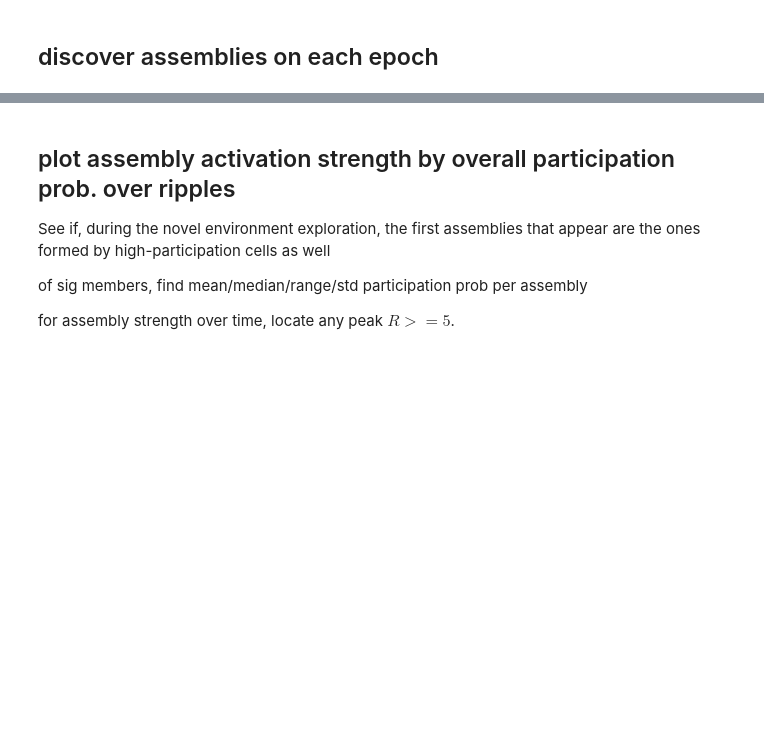
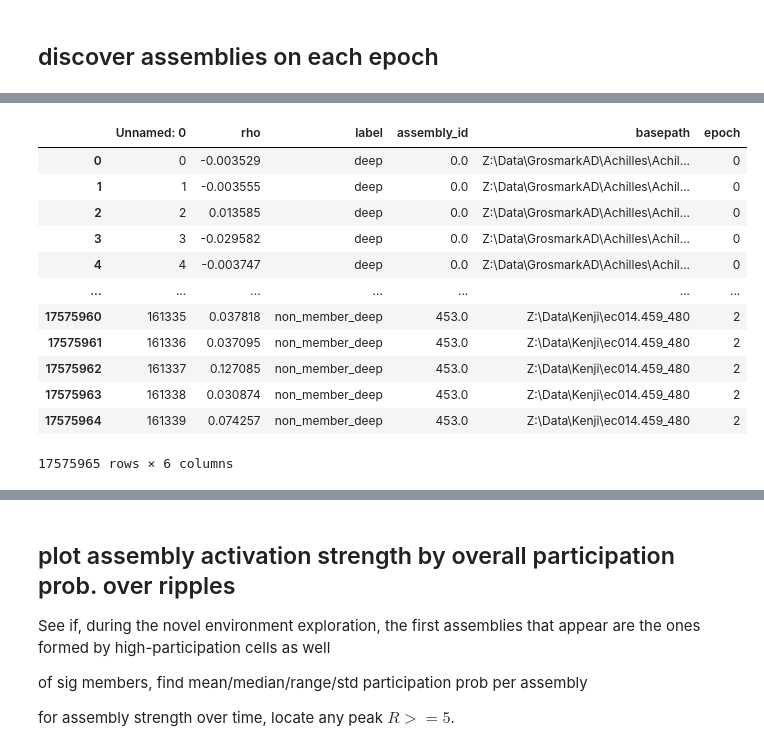
Before and after one commit to ryanharvey1/ripple_heterogeneity, a Jupyter notebook: python/notebooks/assembly_pre_task_post.ipynb, the cells around one changed output, grey strips where cells are left out. Drawn from its saved outputs; the diff is of its cells as text; code cells hidden in the pictures; blank space fills up the shorter version.

```diff
--- a/python/notebooks/assembly_pre_task_post.ipynb
+++ b/python/notebooks/assembly_pre_task_post.ipynb
@@ -56,17 +66,16 @@ assembly_activation.assembly_run_activation(temp_df,save_path,save_path_assembly
 # %% [markdown]
 ## discover assemblies on each epoch
 # %%
-df = pd.read_csv(r'Z:\home\ryanh\projects\ripple_heterogeneity\sessions.csv')
-df = df[df.basepath.str.contains('GrosmarkAD')]
+df = pd.read_csv(r"Z:\home\ryanh\projects\ripple_heterogeneity\sessions.csv")
+df = df[df.basepath.str.contains("GrosmarkAD")]
 df2 = pd.DataFrame()
-df2['basepath'] = ['Z:\Data\HMC1\day8',
-                   'Z:\\Data\\AYAold\\AYA4\\day150804',
-                   'Z:\\Data\\AYAold\\AYA7\\day19',
-                   'Z:\\Data\\Kenji\\ec014.459_480']
-df = pd.concat([df, df2],ignore_index=True)
+#    'Z:\\Data\\AYAold\\AYA4\\day150804',
+#    'Z:\\Data\\AYAold\\AYA7\\day19',
+df2["basepath"] = ["Z:\Data\HMC1\day8", "Z:\\Data\\Kenji\\ec014.459_480"]
+df = pd.concat([df, df2], ignore_index=True)
 df
 # save_path = r'Z:\home\ryanh\projects\ripple_heterogeneity\cell_assembly_epochs_5ms'
-save_path = r'Z:\home\ryanh\projects\ripple_heterogeneity\cell_assembly_epochs_10ms'
+save_path = r"Z:\home\ryanh\projects\ripple_heterogeneity\cell_assembly_epochs_10ms"
 # save_path = r'Z:\home\ryanh\projects\ripple_heterogeneity\cell_assembly_epochs_40ms'
 
-assembly_individual_epochs.assembly_run(df,save_path,parallel=True)
+assembly_individual_epochs.assembly_run(df, save_path, parallel=True)
@@ -72,0 +253,38 @@ assembly_individual_epochs.assembly_run(df,save_path,parallel=True)
+# %%
+import assembly_corrs_deep_sup
+
+save_path = r'Z:\home\ryanh\projects\ripple_heterogeneity\assembly_unit_corrs_deep_sup_pre'
+assembly_corrs_deep_sup.assembly_corr_run(df,save_path,parallel=True,epoch="pre")
+
+save_path = r'Z:\home\ryanh\projects\ripple_heterogeneity\assembly_unit_corrs_deep_sup_task'
+assembly_corrs_deep_sup.assembly_corr_run(df,save_path,parallel=True,epoch="task")
+
+save_path = r'Z:\home\ryanh\projects\ripple_heterogeneity\assembly_unit_corrs_deep_sup_post'
+assembly_corrs_deep_sup.assembly_corr_run(df,save_path,parallel=True,epoch="post")
+# %%
+save_paths = [r'Z:\home\ryanh\projects\ripple_heterogeneity\assembly_unit_corrs_deep_sup_pre',
+             r'Z:\home\ryanh\projects\ripple_heterogeneity\assembly_unit_corrs_deep_sup_task',
+             r'Z:\home\ryanh\projects\ripple_heterogeneity\assembly_unit_corrs_deep_sup_post']
+
+corr_df = pd.DataFrame()
+for i,save_path in enumerate(save_paths):
+    sessions = glob.glob(save_path +os.sep+ '*.csv')
+    for session in sessions:
+        temp_df = pd.read_csv(session)
+        temp_df['epoch'] = i
+        corr_df = pd.concat([corr_df,temp_df],ignore_index=True)
+corr_df
+# %% [output]
+|  | Unnamed: 0 | rho | label | assembly_id | basepath | epoch |
+| 0 | 0 | -0.003529 | deep | 0.0 | Z:\Data\GrosmarkAD\Achilles\Achil... | 0 |
+| 1 | 1 | -0.003555 | deep | 0.0 | Z:\Data\GrosmarkAD\Achilles\Achil... | 0 |
+| 2 | 2 | 0.013585 | deep | 0.0 | Z:\Data\GrosmarkAD\Achilles\Achil... | 0 |
+| 3 | 3 | -0.029582 | deep | 0.0 | Z:\Data\GrosmarkAD\Achilles\Achil... | 0 |
+| 4 | 4 | -0.003747 | deep | 0.0 | Z:\Data\GrosmarkAD\Achilles\Achil... | 0 |
+| ... | ... | ... | ... | ... | ... | ... |
+| 17575960 | 161335 | 0.037818 | non_member_deep | 453.0 | Z:\Data\Kenji\ec014.459_480 | 2 |
+| 17575961 | 161336 | 0.037095 | non_member_deep | 453.0 | Z:\Data\Kenji\ec014.459_480 | 2 |
+| 17575962 | 161337 | 0.127085 | non_member_deep | 453.0 | Z:\Data\Kenji\ec014.459_480 | 2 |
+| 17575963 | 161338 | 0.030874 | non_member_deep | 453.0 | Z:\Data\Kenji\ec014.459_480 | 2 |
+| 17575964 | 161339 | 0.074257 | non_member_deep | 453.0 | Z:\Data\Kenji\ec014.459_480 | 2 |
+17575965 rows × 6 columns
```
Also changed, not shown: parts of 14 cells of this notebook.
